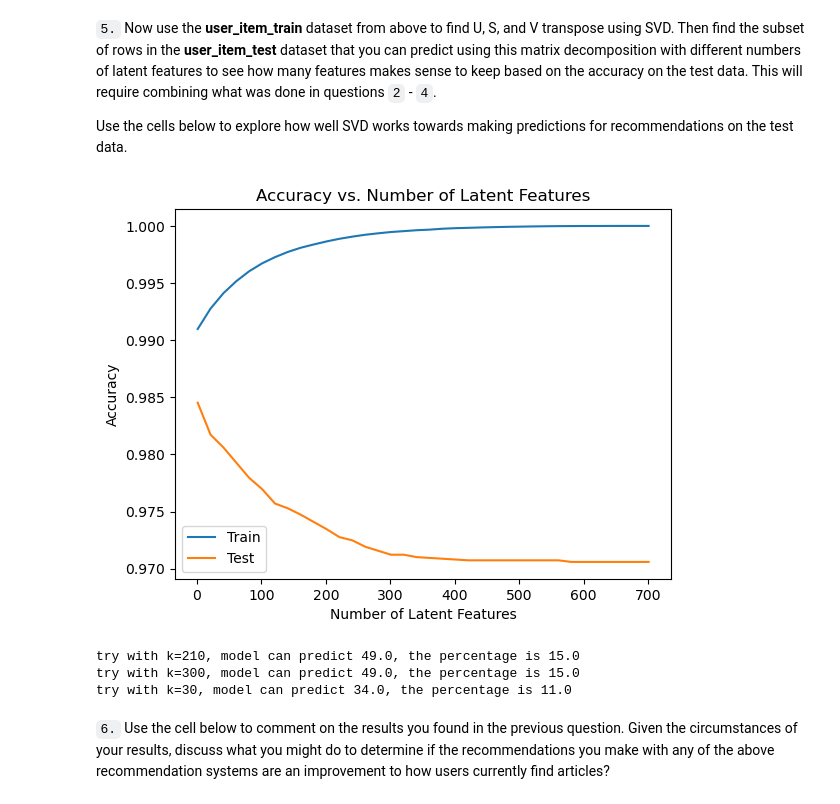
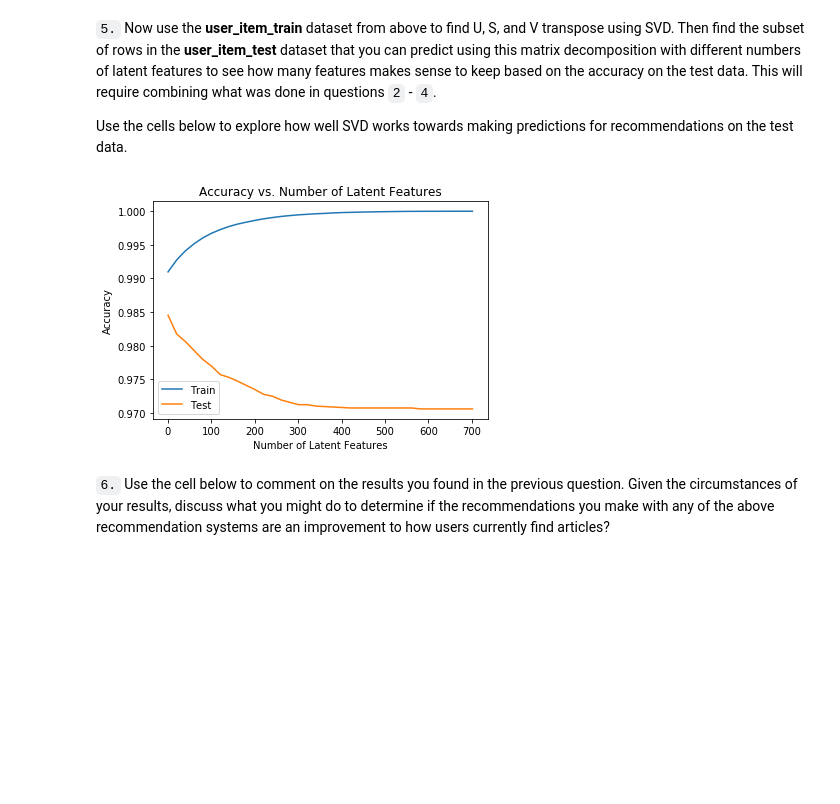
Before and after one commit to lengocanh/UdacityProject3, a Jupyter notebook: Recommendations_with_IBM.ipynb, the cells around one changed output. Cells and saved outputs as stored; diff of their text form; code cells hidden in the pictures; blank space fills up the shorter version.

```diff
--- a/Recommendations_with_IBM.ipynb
+++ b/Recommendations_with_IBM.ipynb
@@ -808,48 +801,41 @@ sum_errs_train = []
 sum_errs_test = []
 sum_errs_total = []
 
-indices_total_user_id = np.where(np.isin(user_item.index,user_item_train.index))[0]
-indices_test_user_id = np.where(np.isin(user_item_train.index,user_item_test.index))[0]
-indices_test_art_id = np.where(np.isin(user_item_train.columns,user_item_test.columns))[0]
+#indices_total_user_id = np.where(np.isin(user_item.index,user_item_train.index))[0]
+indices_test_user_id = np.where(np.in1d(user_item_train.index,user_item_test.index))[0]
+#indices_test_art_id = np.where(np.isin(user_item_train.columns,user_item_test.columns))[0]
 
 for k in num_latent_feats:
     # restructure with k latent features
     s_new, u_new, vt_new = np.diag(s_train[:k]), u_train[:, :k], vt_train[:k, :]
 
     # take dot product
     user_item_est = np.around(np.dot(np.dot(u_new, s_new), vt_new))
 
     # compute error for each prediction to actual value in train data
     diffs_train = np.subtract(user_item_train, user_item_est)
 
     # total train errors and keep track of them
     err_train = np.sum(np.sum(np.abs(diffs_train)))#/(diffs_train.shape[0]*diffs_train.shape[1])
     sum_errs_train.append(err_train)
 
 
     # compute error for each prediction to actual value in test data
     diffs_test = np.subtract(user_item_test, user_item_est[indices_test_user_id])#[:,None],indices_test_art_id])
 
     # total test errors and keep track of them
     err_test = np.sum(np.sum(np.abs(diffs_test)))#/(diffs_test.shape[0]*diffs_test.shape[1])
     sum_errs_test.append(err_test)
 
 
-    # compute error for each prediction to actual value in test data
-    #diffs_total = np.subtract(user_item.iloc[indices_total_user_id], user_item_est)#[:,None],indices_test_art_id])
-    #user_item_total = np.add(user_item_test,user_item_train.iloc[indices_test_user_id])
-    #diffs_total = np.subtract(user_item_total, user_item_est)#[:,None],indices_test_art_id])
-    # total test errors and keep track of them
-    #err_total = np.sum(np.sum(np.abs(diffs_total)))#/(diffs_test.shape[0]*diffs_test.shape[1])
-    #sum_errs_total.append(err_total)
-
-plt.plot(num_latent_feats, 1 - np.array(sum_errs_train)/(user_item_train.shape[0]*user_item_train.shape[1]), label='Train');
-plt.plot(num_latent_feats, 1 - np.array(sum_errs_test)/(user_item_test.shape[0]*user_item_test.shape[1]), label='Test');
-#plt.plot(num_latent_feats, 1 - sum_errs_total, label='Total');
+m_train , n_train = user_item_train.shape
+m_test, n_test = user_item_test.shape
+plt.plot(num_latent_feats, 1 - np.array(sum_errs_train)/(m_train*n_train), label='Train');
+plt.plot(num_latent_feats, 1 - np.array(sum_errs_test)/(m_test*n_test), label='Test');
 plt.xlabel('Number of Latent Features');
 plt.ylabel('Accuracy');
 plt.title('Accuracy vs. Number of Latent Features');
 plt.legend()
 plt.show()
 # %% [output]
-[figure, old version]
+[figure, new version]
@@ -890,26 +842,2 @@ def predict_view(user_id, article_id, s=s_train, u=u_train, vt=vt_train, k=k):
-# %%
-# Use these cells to see how well you can use the training
-# decomposition to predict on test data
-user_ids_test_able = user_item_test.index
-df_test_able = df_test[df_test['user_id'].isin(user_ids_test_able)].copy()
-
-df_test_able.loc[:, 'predict'] = df_test_able.apply(lambda row: predict_view(row['user_id'], str(row['article_id'])), axis=1)
-accuracy_k210 = np.around(df_test_able['predict'].sum()*100/df_test_able.shape[0])
-correct_pred210 = df_test_able['predict'].sum()
-print(f'try with k=210, model can predict {correct_pred210}, the percentage is {accuracy_k210}')
-
-df_test_able.loc[:, 'predict'] = df_test_able.apply(lambda row: predict_view(row['user_id'], str(row['article_id']),k=300), axis=1)
-accuracy_k300 = np.around(df_test_able['predict'].sum()*100/df_test_able.shape[0])
-correct_pred300 = df_test_able['predict'].sum()
-print(f'try with k=300, model can predict {correct_pred300}, the percentage is {accuracy_k300}')
-
-df_test_able.loc[:, 'predict'] = df_test_able.apply(lambda row: predict_view(row['user_id'], str(row['article_id']),k=30), axis=1)
-accuracy_k30 = np.around(df_test_able['predict'].sum()*100/df_test_able.shape[0])
-correct_pred30 = df_test_able['predict'].sum()
-print(f'try with k=30, model can predict {correct_pred30}, the percentage is {accuracy_k30}')
-# %% [output]
-try with k=210, model can predict 49.0, the percentage is 15.0
-try with k=300, model can predict 49.0, the percentage is 15.0
-try with k=30, model can predict 34.0, the percentage is 11.0
 # %% [markdown]
 `6.` Use the cell below to comment on the results you found in the previous question. Given the circumstances of your results, discuss what you might do to determine if the recommendations you make with any of the above recommendation systems are an improvement to how users currently find articles?
```
Also changed, not shown: parts of 8 cells of this notebook, 1 other file.
